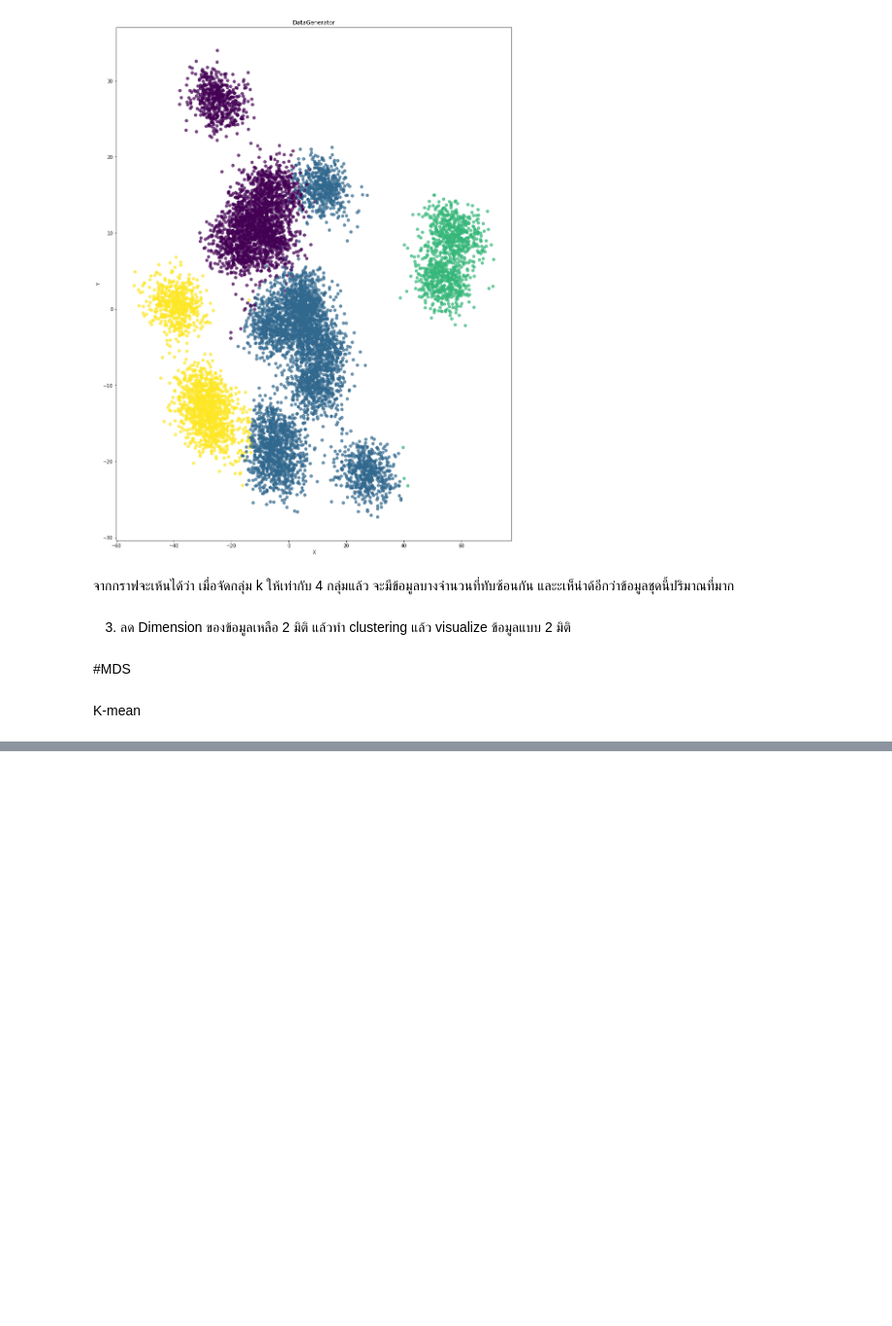
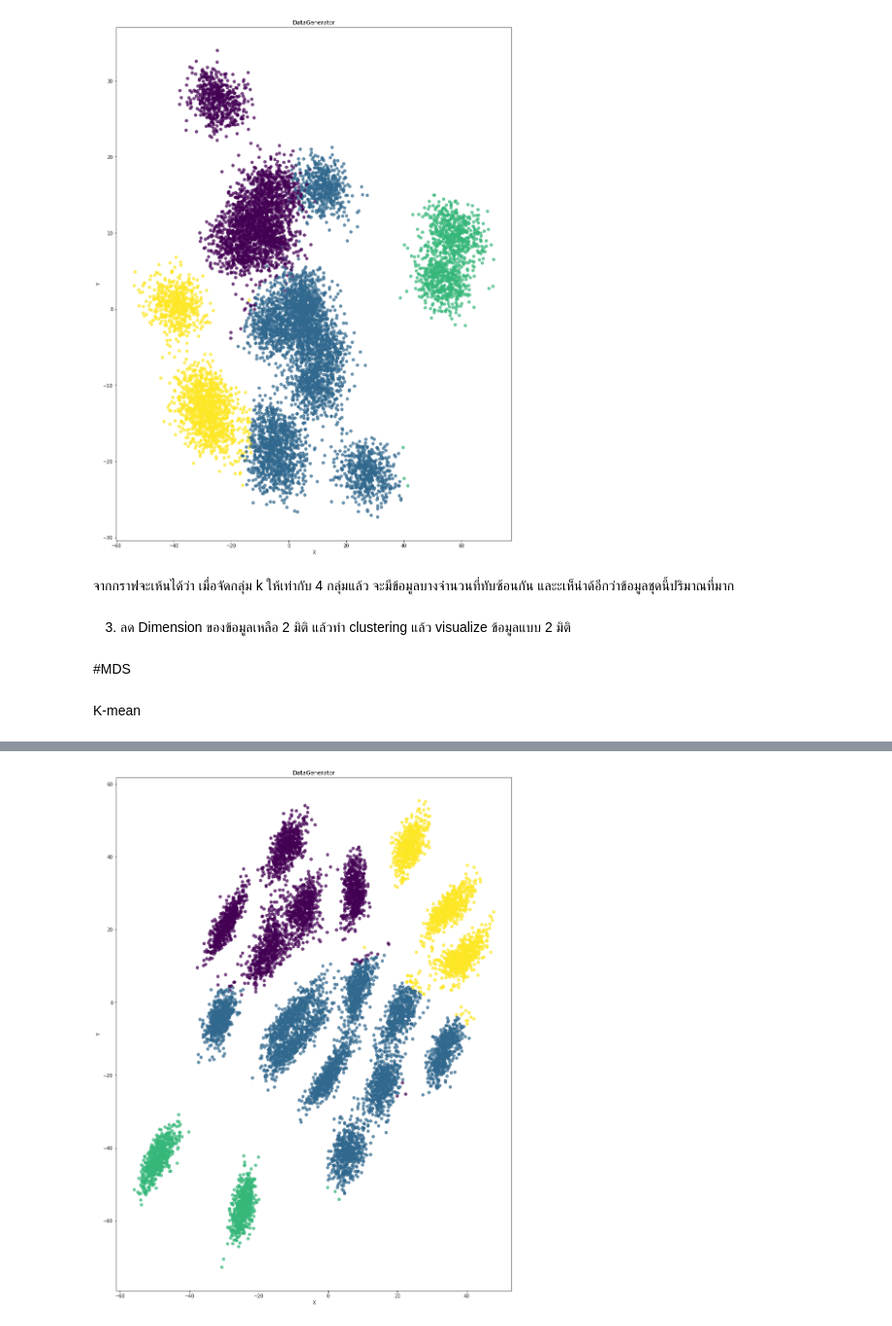
Before and after one commit to Kggzzz/Multivaririate, a Jupyter notebook: Multivariate_Exam.ipynb, the cells around one changed output, grey strips where cells are left out. Shown at 97% size. Cells and saved outputs as stored; diff of their text form; code cells hidden in the pictures; blank space fills up the shorter version.

```diff
--- a/Multivariate_Exam.ipynb
+++ b/Multivariate_Exam.ipynb
@@ -238,0 +248,7 @@ plt.ylabel('Y');
+# %%
+plt.scatter(new_mds[:,0],new_mds[:,1],c=g,alpha=0.7)
+plt.title('DataGenerator')
+plt.xlabel('X')
+plt.ylabel('Y');
+# %% [output]
+[figure, added]
```
Also changed, not shown: parts of 3 cells of this notebook.
